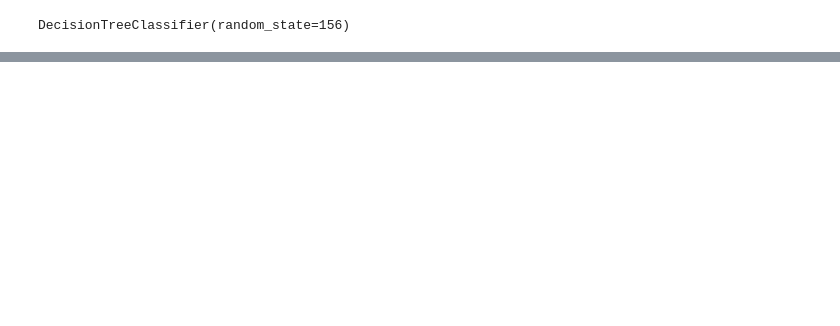
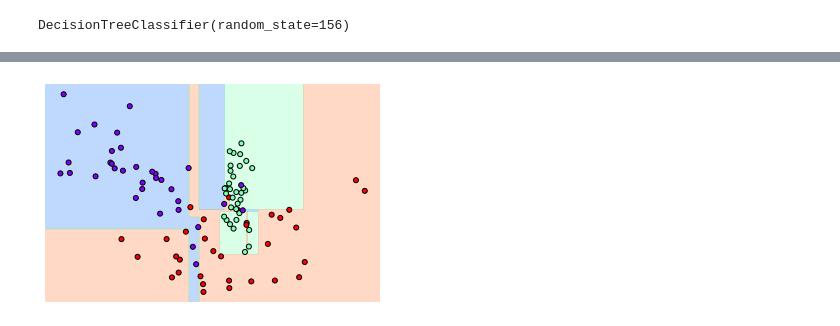
Before and after one commit to leedaehan-kev/ML-python, a Jupyter notebook: section4-Classification/section4-1-DecisionTree.ipynb, the cells around one changed output, grey strips where cells are left out. Saved outputs shown, nothing was run; the diff lists cells and outputs as text; code cells hidden in the pictures; blank space fills up the shorter version.

Commit message:
DecisionTree2

```diff
--- a/section4-Classification/section4-1-DecisionTree.ipynb
+++ b/section4-Classification/section4-1-DecisionTree.ipynb
@@ -34,0 +81,35 @@ graphviz.Source(dot_graph)
+# %%
+import numpy as np
+
+# Classifier의 Decision Boundary를 시각화 하는 함수
+def visualize_boundary(model, X, y):
+    fig,ax = plt.subplots()
+
+    # 학습 데이타 scatter plot으로 나타내기
+    ax.scatter(X[:, 0], X[:, 1], c=y, s=25, cmap='rainbow', edgecolor='k',
+               clim=(y.min(), y.max()), zorder=3)
+    ax.axis('tight')
+    ax.axis('off')
+    xlim_start , xlim_end = ax.get_xlim()
+    ylim_start , ylim_end = ax.get_ylim()
+
+    # 호출 파라미터로 들어온 training 데이타로 model 학습 .
+    model.fit(X, y)
+    # meshgrid 형태인 모든 좌표값으로 예측 수행.
+    xx, yy = np.meshgrid(np.linspace(xlim_start,xlim_end, num=200),np.linspace(ylim_start,ylim_end, num=200))
+    Z = model.predict(np.c_[xx.ravel(), yy.ravel()]).reshape(xx.shape)
+
+    # contourf() 를 이용하여 class boundary 를 visualization 수행.
+    n_classes = len(np.unique(y))
+    contours = ax.contourf(xx, yy, Z, alpha=0.3,
+                           levels=np.arange(n_classes + 1) - 0.5,
+                           cmap='rainbow', clim=(y.min(), y.max()),
+                           zorder=1)
+# %%
+from sklearn.tree import DecisionTreeClassifier
+
+# 특정한 트리 생성 제약없는 결정 트리의 Decsion Boundary 시각화.
+dt_clf = DecisionTreeClassifier(random_state=156).fit(X_features, y_labels)
+visualize_boundary(dt_clf, X_features, y_labels)
+# %% [output]
+[figure, added]
```
Also changed, not shown: parts of 20 cells of this notebook.
